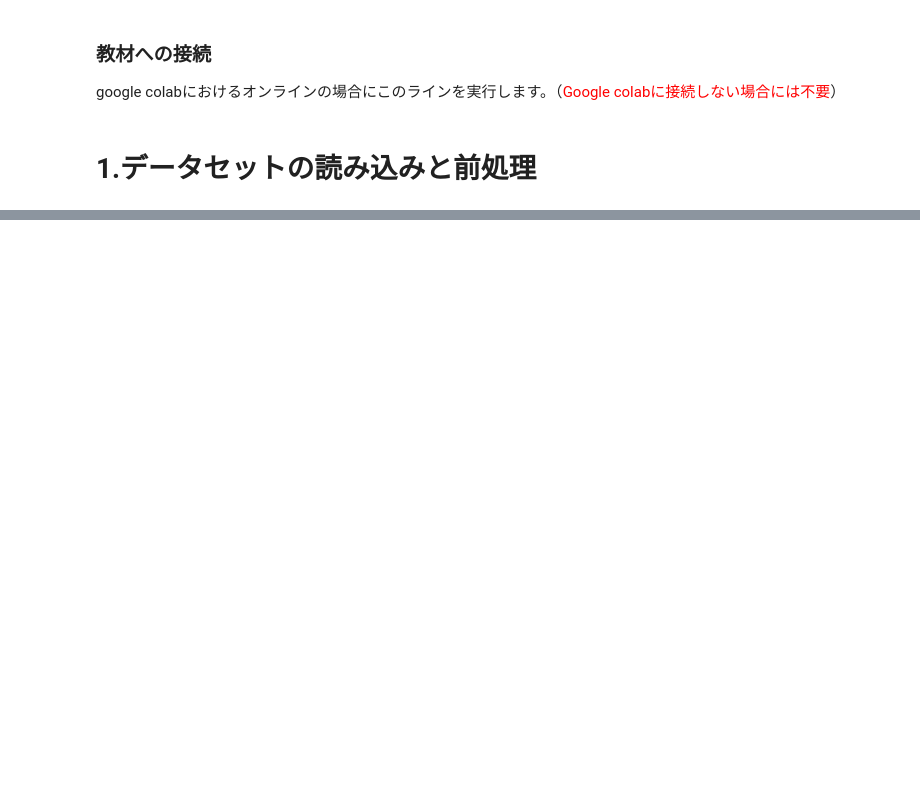
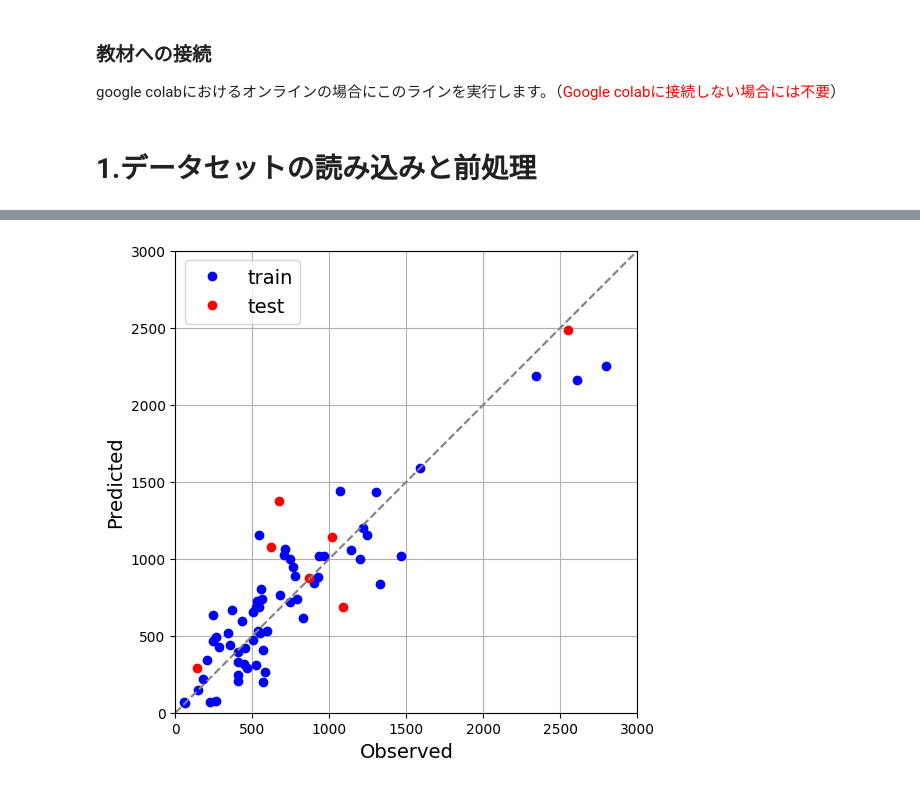
Before and after one commit to ARIM-ACADEMY-2026/Advanced_Tutorial_1_scikit-learn, a Jupyter notebook: Scikit-learn-4.ipynb, the cells around one changed output, grey strips where cells are left out. Drawn from its saved outputs; the diff is of its cells as text; code cells hidden in the pictures; blank space fills up the shorter version.

```diff
--- a/Scikit-learn-4.ipynb
+++ b/Scikit-learn-4.ipynb
@@ -698,0 +320,3 @@ plt.show()
+# %%
+#予測値
+y_pred_train = model.predict(X_train)
@@ -698,0 +331,3 @@ plt.show()
+# %%
+#テストデータの予測値
+y_pred_test = model.predict(X_test)
@@ -698,0 +346,25 @@ plt.show()
+# %%
+fig, ax = plt.subplots(figsize=(6,6))
+
+#データのプロット
+ax.plot(y_train, y_pred_train, 'o', c = 'blue', label ='train')
+ax.plot(y_test, y_pred_test, 'o', c = 'red', label ='test')
+
+# 対角線のプロット
+ax.plot([0, 3000], [0, 3000],
+        linestyle='--',
+        color ='gray')
+
+#グラフの修飾
+ax.axis('square')
+ax.set_xlabel('Observed',fontsize = 14)
+ax.set_ylabel('Predicted',fontsize = 14)
+
+ax.set_xlim(0,3000)
+ax.set_ylim(0,3000)
+ax.legend(fontsize = 14)
+ax.grid()
+
+plt.show()
+# %% [output]
+[figure, added]
```
Also changed, not shown: parts of 125 cells of this notebook, 6 other files.
